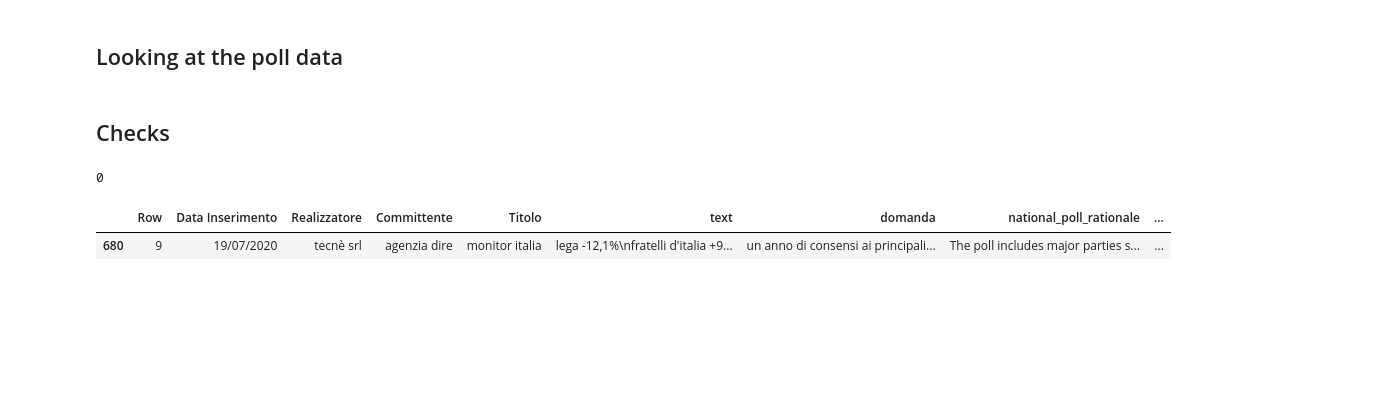
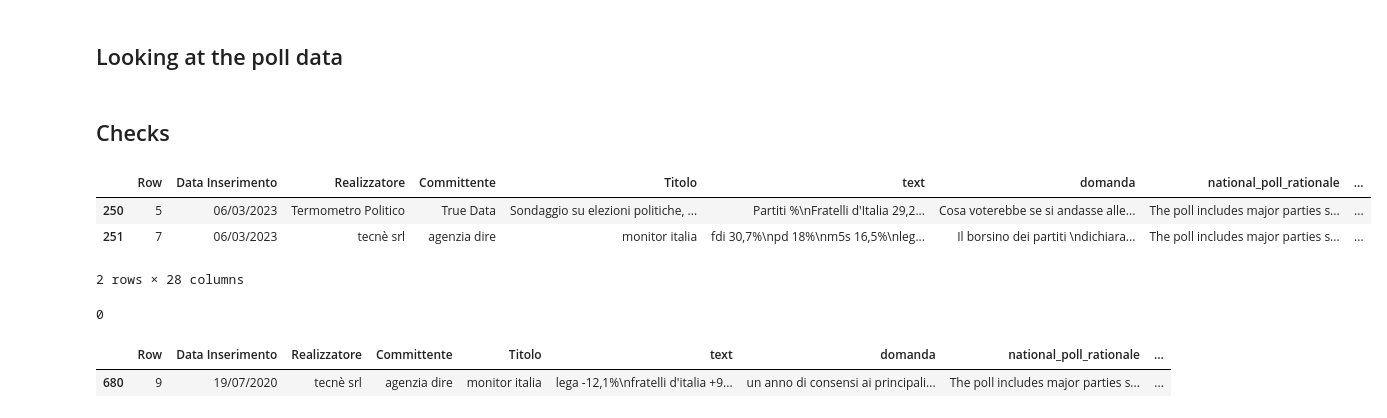
Before and after one commit to ruggsea/llm_italian_poll_scraper, a Jupyter notebook: eda.ipynb, the cells around one changed output. Cells and saved outputs as stored; diff of their text form; code cells hidden in the pictures; blank space fills up the shorter version.

Commit message:
new checks in the notebook

```diff
--- a/eda.ipynb
+++ b/eda.ipynb
@@ -10,3 +10,12 @@ import matplotlib.pyplot as plt
 polls = pd.read_json('italian_polls.jsonl', lines=True)
 # %% [markdown]
 ## Checks
+# %%
+# checking 2023-03-06 │ Quorum │ Sky TG24 │ Osservatorio Italia
+
+polls[polls["Data Inserimento"] == "06/03/2023"]
+# %% [output]
+|  | Row | Data Inserimento | Realizzatore | Committente | Titolo | text | domanda | national_poll_rationale | ... |
+| 250 | 5 | 06/03/2023 | Termometro Politico | True Data | Sondaggio su elezioni politiche, ... | Partiti %\nFratelli d'Italia 29,2... | Cosa voterebbe se si andasse alle... | The poll includes major parties s... | ... |
+| 251 | 7 | 06/03/2023 | tecnè srl | agenzia dire | monitor italia | fdi 30,7%\npd 18%\nm5s 16,5%\nleg... | Il borsino dei partiti \ndichiara... | The poll includes major parties s... | ... |
+2 rows × 28 columns
```
Also changed, not shown: parts of 6 cells of this notebook.
